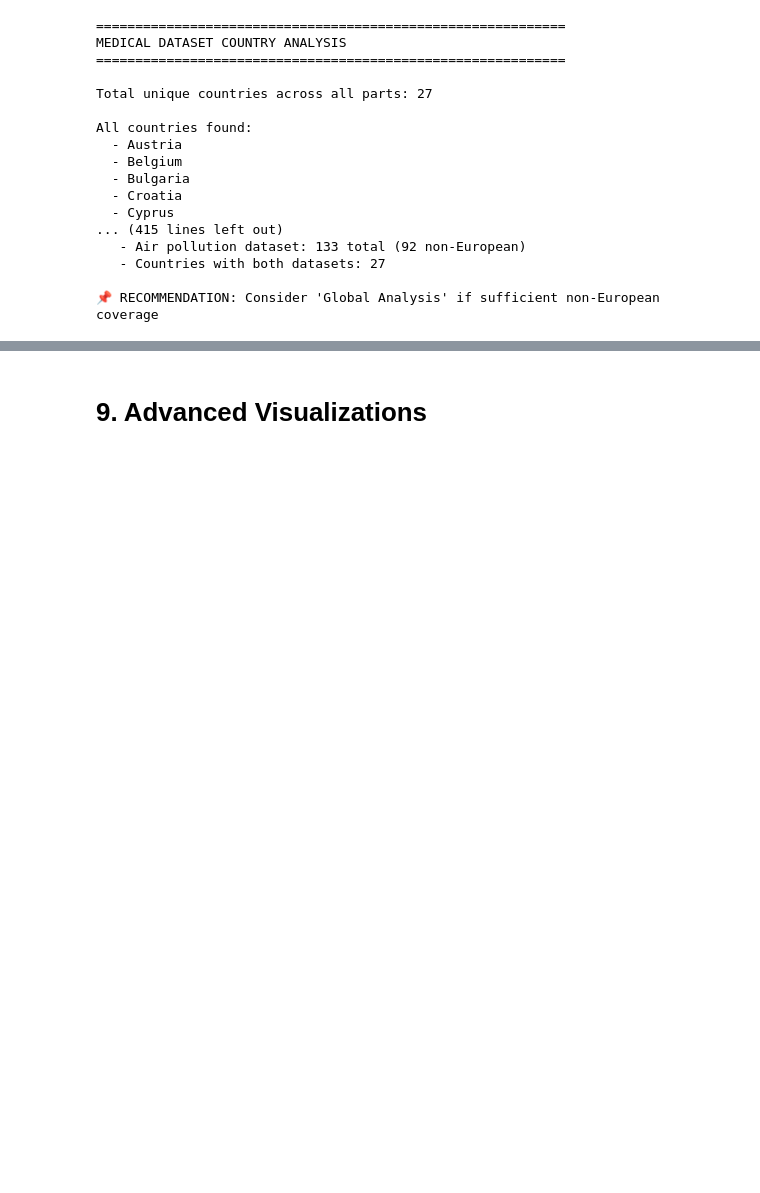
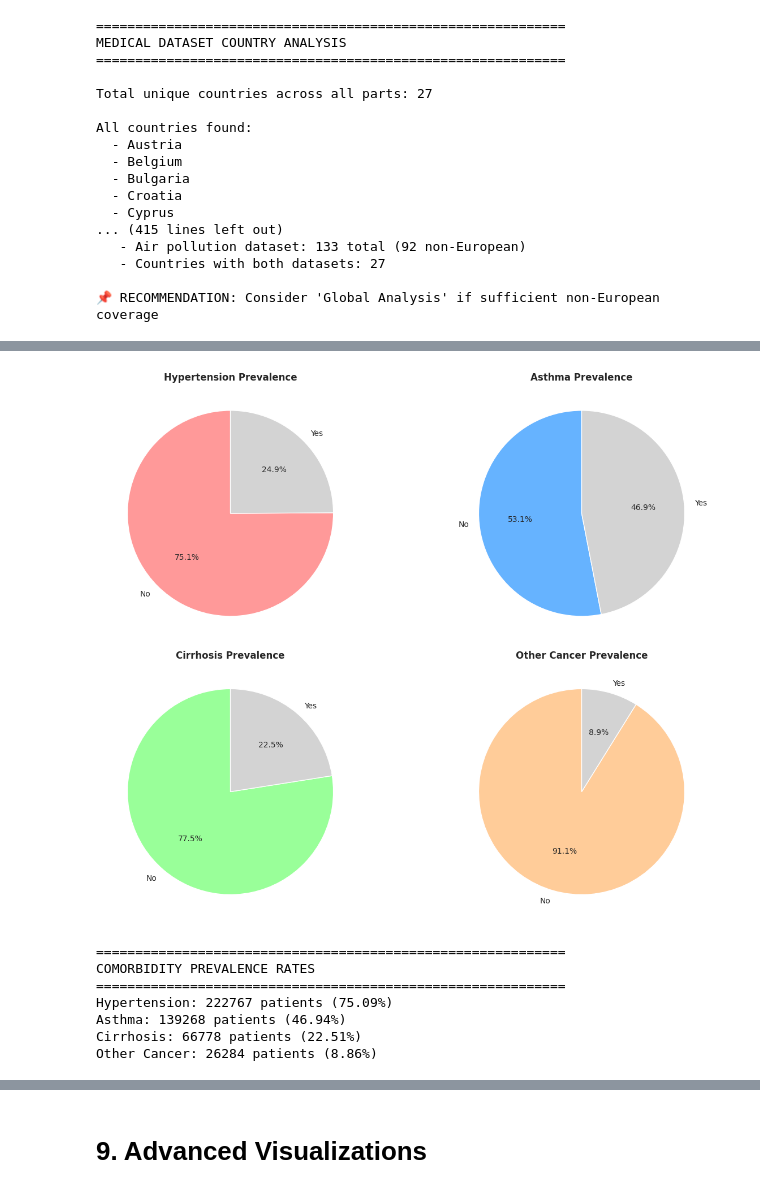
Before and after one commit to Sanaullah-Turab/global-lung-cancer-analysis, a Jupyter notebook: notebooks/LungCancer-Analysis.ipynb, the cells around one changed output, grey strips where cells are left out. Cells and saved outputs as stored; diff of their text form; code cells hidden in the pictures; blank space fills up the shorter version.

```diff
--- a/notebooks/LungCancer-Analysis.ipynb
+++ b/notebooks/LungCancer-Analysis.ipynb
@@ -807,0 +835,35 @@ BMI by Survival (Normalized 0-1 scale):
+# %%
+# 8.3 Medical Dataset - Comorbidities Distribution
+fig, axes = plt.subplots(2, 2, figsize=(14, 10))
+
+comorbidities = ['hypertension', 'asthma', 'cirrhosis', 'other_cancer']
+colors = ['#ff9999', '#66b3ff', '#99ff99', '#ffcc99']
+titles = ['Hypertension', 'Asthma', 'Cirrhosis', 'Other Cancer']
+
+for idx, (comorb, color, title) in enumerate(zip(comorbidities, colors, titles)):
+    ax = axes[idx // 2, idx % 2]
+
+    counts = df_medical[comorb].value_counts()
+    ax.pie(counts, labels=['No', 'Yes'], autopct='%1.1f%%',
+           colors=[color, '#d3d3d3'], startangle=90)
+    ax.set_title(f'{title} Prevalence', fontsize=12, fontweight='bold')
+
+plt.tight_layout()
+plt.show()
+
+print("\n" + "="*60)
+print("COMORBIDITY PREVALENCE RATES")
+print("="*60)
+for comorb, title in zip(comorbidities, titles):
+    prevalence = df_medical[comorb].mean() * 100
+    count = df_medical[comorb].sum()
+    print(f"{title}: {count:.0f} patients ({prevalence:.2f}%)")
+# %% [output]
+[figure, added]
+============================================================
+COMORBIDITY PREVALENCE RATES
+============================================================
+Hypertension: 222767 patients (75.09%)
+Asthma: 139268 patients (46.94%)
+Cirrhosis: 66778 patients (22.51%)
+Other Cancer: 26284 patients (8.86%)
```
Also changed, not shown: parts of 13 cells of this notebook.
